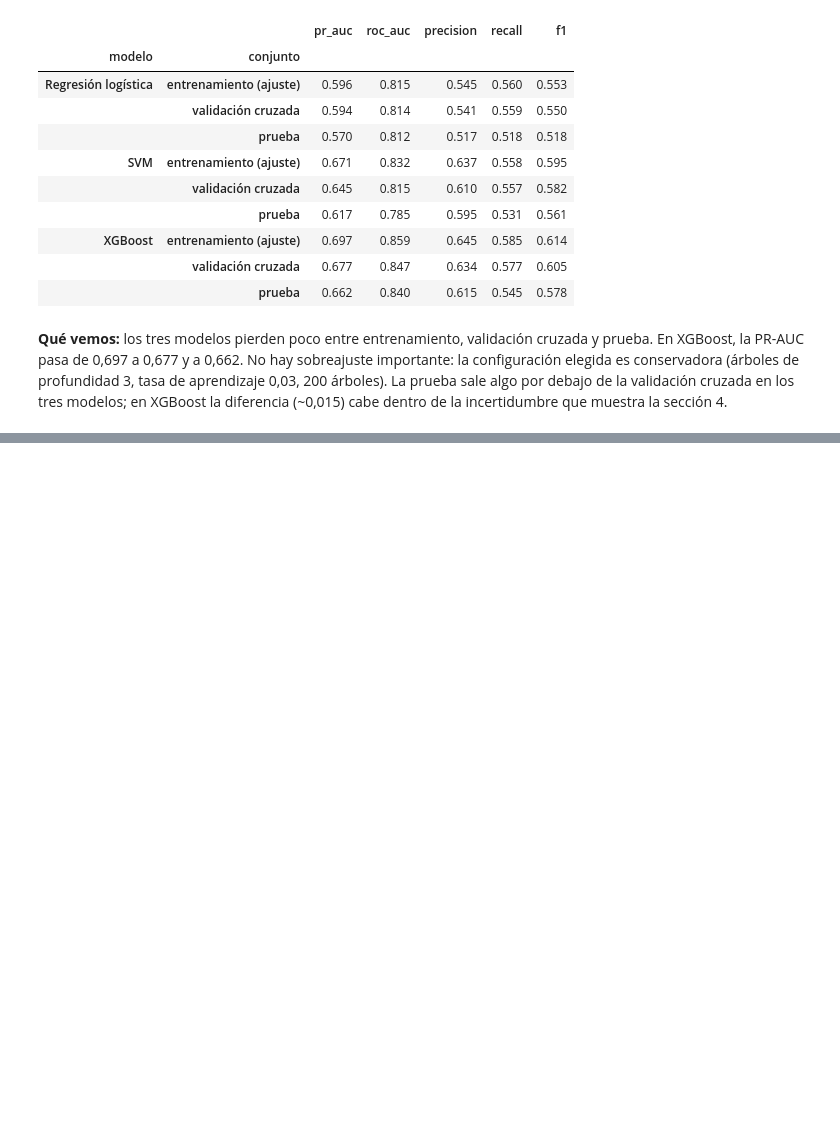
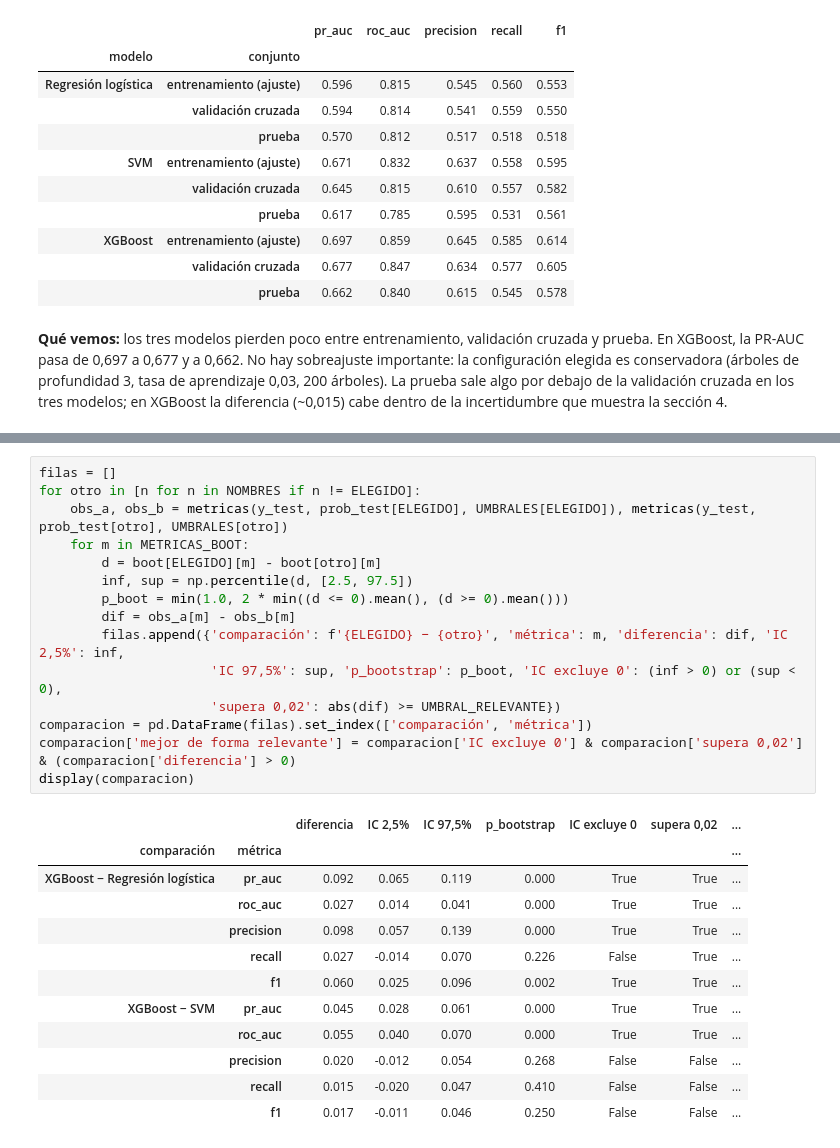
Before and after one commit to Danielfts/MINE-ciencia-de-datos, a Jupyter notebook: Taller 2/notebooks/05_evaluacion.ipynb, the cells around one changed output, grey strips where cells are left out. Saved outputs shown, nothing was run; the diff lists cells and outputs as text; blank space fills up the shorter version.

```diff
--- a/Taller 2/notebooks/05_evaluacion.ipynb
+++ b/Taller 2/notebooks/05_evaluacion.ipynb
@@ -255,0 +320,28 @@ tres modelos; en XGBoost la diferencia (\~0,015) cabe dentro de la incertidumbre
+# %%
+filas = []
+for otro in [n for n in NOMBRES if n != ELEGIDO]:
+    obs_a, obs_b = metricas(y_test, prob_test[ELEGIDO], UMBRALES[ELEGIDO]), metricas(y_test, prob_test[otro], UMBRALES[otro])
+    for m in METRICAS_BOOT:
+        d = boot[ELEGIDO][m] - boot[otro][m]
+        inf, sup = np.percentile(d, [2.5, 97.5])
+        p_boot = min(1.0, 2 * min((d <= 0).mean(), (d >= 0).mean()))
+        dif = obs_a[m] - obs_b[m]
+        filas.append({'comparación': f'{ELEGIDO} − {otro}', 'métrica': m, 'diferencia': dif, 'IC 2,5%': inf,
+                      'IC 97,5%': sup, 'p_bootstrap': p_boot, 'IC excluye 0': (inf > 0) or (sup < 0),
+                      'supera 0,02': abs(dif) >= UMBRAL_RELEVANTE})
+comparacion = pd.DataFrame(filas).set_index(['comparación', 'métrica'])
+comparacion['mejor de forma relevante'] = comparacion['IC excluye 0'] & comparacion['supera 0,02'] & (comparacion['diferencia'] > 0)
+display(comparacion)
+# %% [output]
+|  |  | diferencia | IC 2,5% | IC 97,5% | p_bootstrap | IC excluye 0 | supera 0,02 | ... |
+| comparación | métrica |  |  |  |  |  |  | ... |
+| XGBoost − Regresión logística | pr_auc | 0.092 | 0.065 | 0.119 | 0.000 | True | True | ... |
+|  | roc_auc | 0.027 | 0.014 | 0.041 | 0.000 | True | True | ... |
+|  | precision | 0.098 | 0.057 | 0.139 | 0.000 | True | True | ... |
+|  | recall | 0.027 | -0.014 | 0.070 | 0.226 | False | True | ... |
+|  | f1 | 0.060 | 0.025 | 0.096 | 0.002 | True | True | ... |
+| XGBoost − SVM | pr_auc | 0.045 | 0.028 | 0.061 | 0.000 | True | True | ... |
+|  | roc_auc | 0.055 | 0.040 | 0.070 | 0.000 | True | True | ... |
+|  | precision | 0.020 | -0.012 | 0.054 | 0.268 | False | False | ... |
+|  | recall | 0.015 | -0.020 | 0.047 | 0.410 | False | False | ... |
+|  | f1 | 0.017 | -0.011 | 0.046 | 0.250 | False | False | ... |
```
Also changed, not shown: parts of 8 cells of this notebook, 1 other file.
